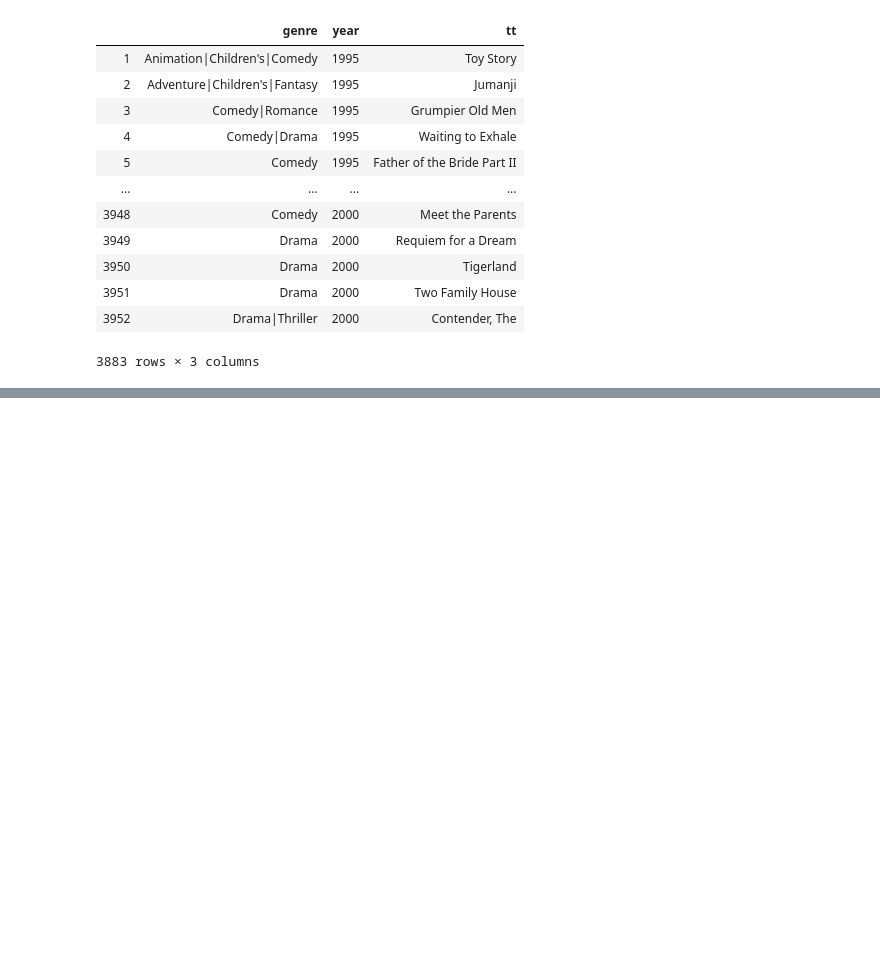
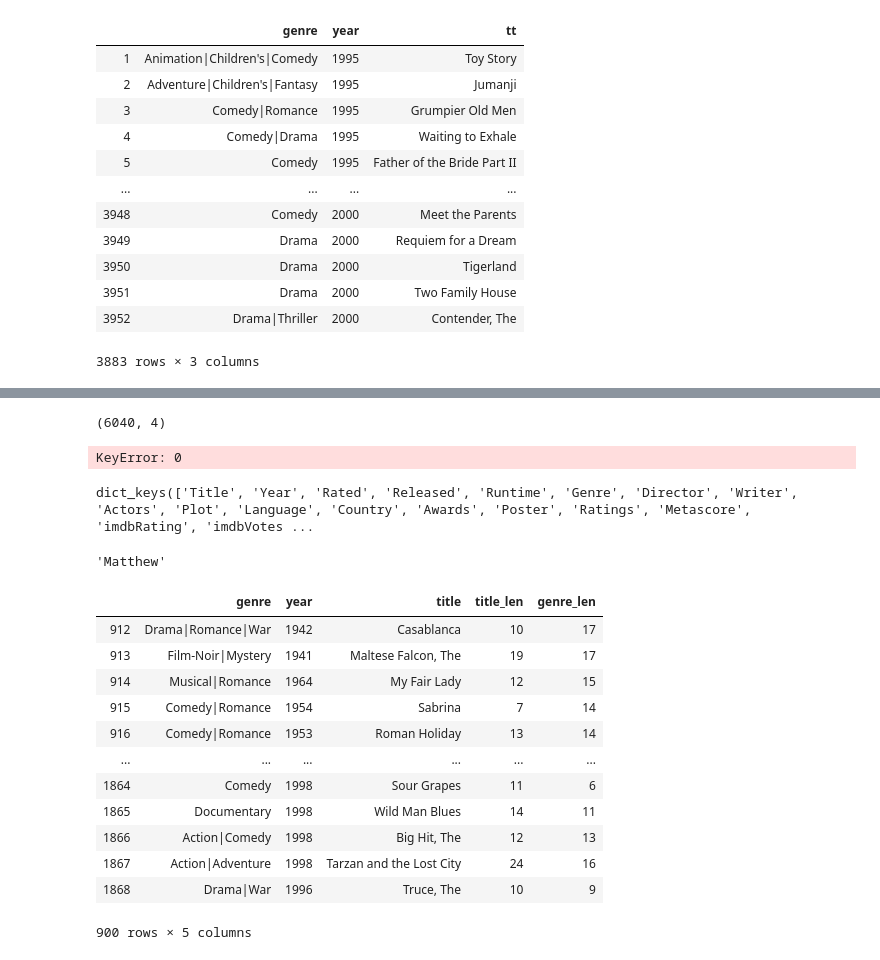
Before and after one commit to alanpurple/Melu, a Jupyter notebook: eda.ipynb, the cells around one changed output, grey strips where cells are left out. Saved outputs shown, nothing was run; the diff lists cells and outputs as text; code cells hidden in the pictures; blank space fills up the shorter version.

Commit message:
initialize add rating code

```diff
--- a/eda.ipynb
+++ b/eda.ipynb
@@ -4,7 +1,15 @@ import numpy as np
 # %%
-movies_df=pd.read_table('data/movies.dat','::',names=['title','genre'],index_col=0,engine='python')
+import pandas as pd
+import numpy as np
+import re
+import json
+from data_models import Movie,User,Rating
+from connect_db import engine,base,Session
+import requests
+
+movies_df=pd.read_table('data/movies.dat','::',names=['title_year','genre'],index_col=0,engine='python')
 ratings_df=pd.read_table('data/ratings.dat','::',names=['UserID','MovieID','rating','timestamp'],engine='python')
-users_df=pd.read_table('data/users.dat','::',names=['gender','age','occupation','zip'],index_col=0,engine='python')
+# users_df=pd.read_table('data/users.dat','::',names=['gender','age','occupation','zip'],index_col=0,engine='python')
 # %%
 movies_df
 # %% [output]
@@ -116,3 +136,9 @@ movies_df.drop('title',1)
 3883 rows × 3 columns
 # %%
 from data_models import Movie
+# %%
+for i,row in enumerate(movies_df.iterrows()):
+    print(str(row[1].year))
+    movies_df.iloc[row[0]]['yp1']=row[1].year+1
+    if i>30:
+        break
@@ -118,0 +227,34 @@ from data_models import Movie
+# %%
+users_df.shape
+# %% [output]
+(6040, 4)
+# %%
+data[0]
+# %% [output]
+KeyError: 0
+# %%
+data.keys()
+# %% [output]
+dict_keys(['Title', 'Year', 'Rated', 'Released', 'Runtime', 'Genre', 'Director', 'Writer', 'Actors', 'Plot', 'Language', 'Country', 'Awards', 'Poster', 'Ratings', 'Metascore', 'imdbRating', 'imdbVotes ...
+# %%
+data['Actors'].split()[0]
+# %% [output]
+'Matthew'
+# %%
+movies_df_c=movies_df[900:1800].copy()
+# %%
+movies_df_c
+# %% [output]
+|  | genre | year | title | title_len | genre_len |
+| 912 | Drama|Romance|War | 1942 | Casablanca | 10 | 17 |
+| 913 | Film-Noir|Mystery | 1941 | Maltese Falcon, The | 19 | 17 |
+| 914 | Musical|Romance | 1964 | My Fair Lady | 12 | 15 |
+| 915 | Comedy|Romance | 1954 | Sabrina | 7 | 14 |
+| 916 | Comedy|Romance | 1953 | Roman Holiday | 13 | 14 |
+| ... | ... | ... | ... | ... | ... |
+| 1864 | Comedy | 1998 | Sour Grapes | 11 | 6 |
+| 1865 | Documentary | 1998 | Wild Man Blues | 14 | 11 |
+| 1866 | Action|Comedy | 1998 | Big Hit, The | 12 | 13 |
+| 1867 | Action|Adventure | 1998 | Tarzan and the Lost City | 24 | 16 |
+| 1868 | Drama|War | 1996 | Truce, The | 10 | 9 |
+900 rows × 5 columns
```
Also changed, not shown: parts of 23 cells of this notebook, 3 other files.
